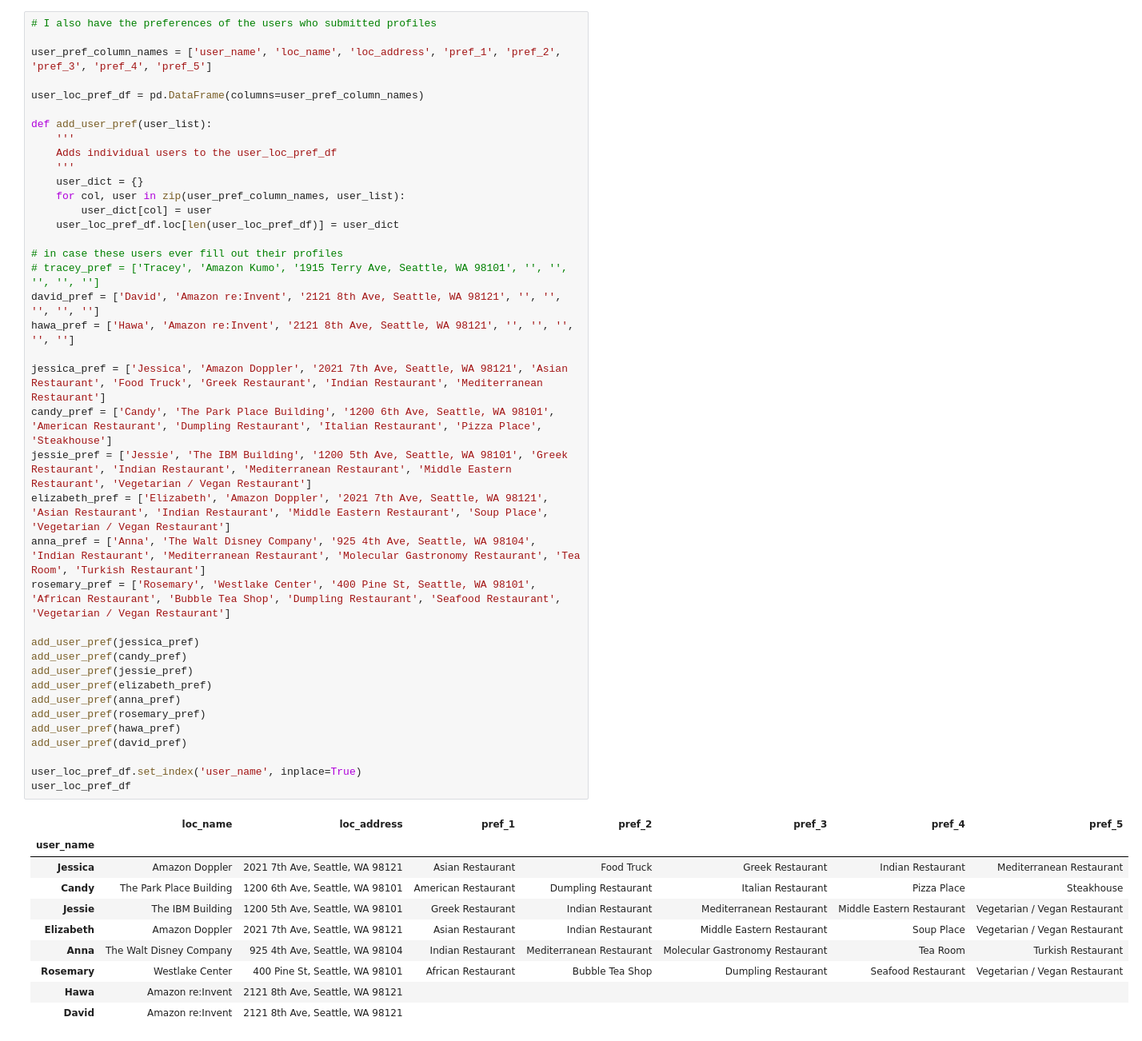
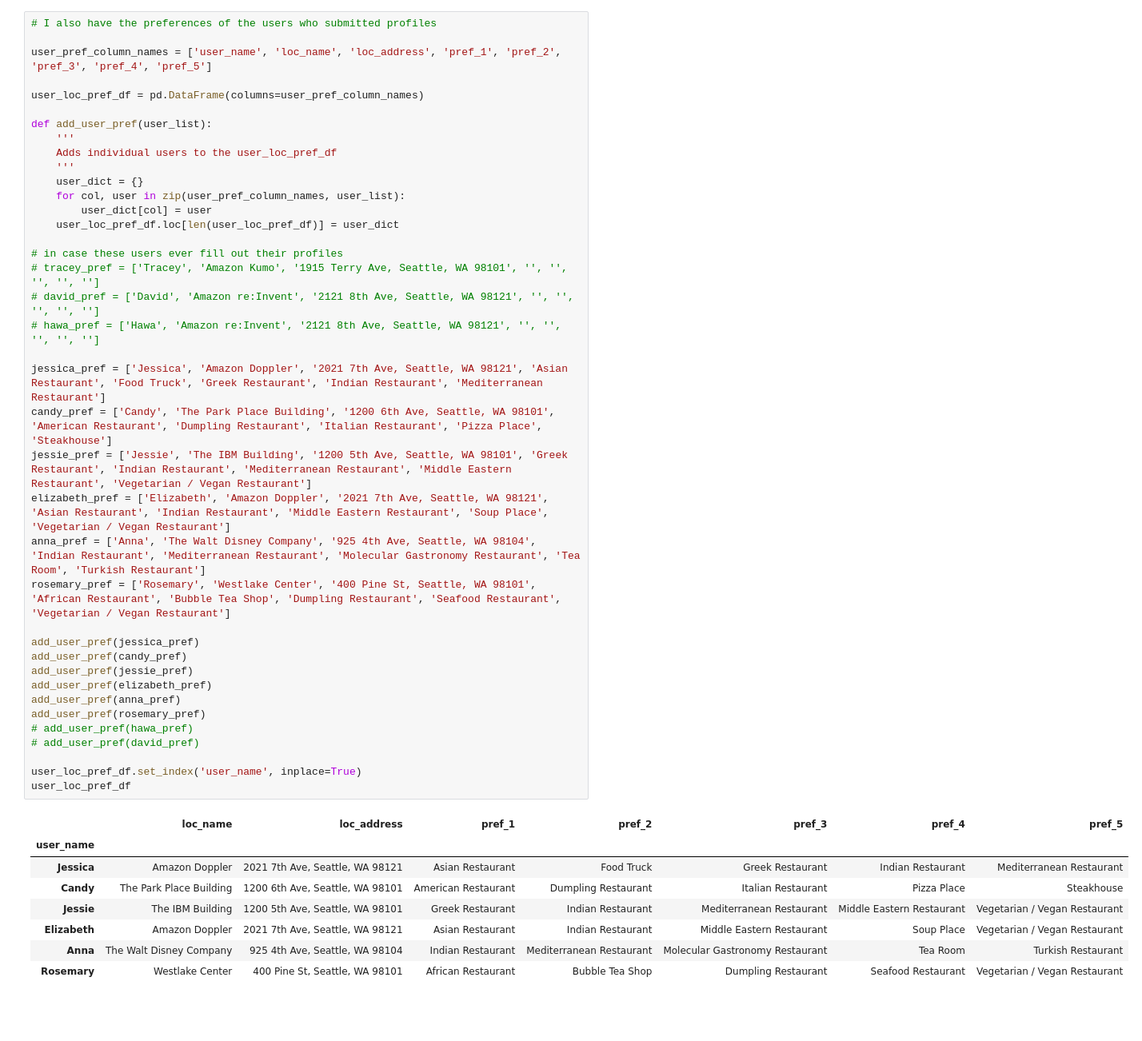
Before and after one commit to Astayonix/BattleOfTheNeighborhoods, a Jupyter notebook: I_Dont_Know_Where_Do_You_Want_to_Eat.ipynb, the cells around one changed output. Shown: that part at 80% size. Cells and saved outputs as stored; diff of their text form; blank space fills up the shorter version.

Commit message:
Published from Watson Studio. Completed user score matrix, composite user, and word cloud. 🍜

```diff
--- a/I_Dont_Know_Where_Do_You_Want_to_Eat.ipynb
+++ b/I_Dont_Know_Where_Do_You_Want_to_Eat.ipynb
@@ -189,39 +190,37 @@ def add_user_pref(user_list):
     user_loc_pref_df.loc[len(user_loc_pref_df)] = user_dict
 
 # in case these users ever fill out their profiles
 # tracey_pref = ['Tracey', 'Amazon Kumo', '1915 Terry Ave, Seattle, WA 98101', '', '', '', '', '']
-david_pref = ['David', 'Amazon re:Invent', '2121 8th Ave, Seattle, WA 98121', '', '', '', '', '']
-hawa_pref = ['Hawa', 'Amazon re:Invent', '2121 8th Ave, Seattle, WA 98121', '', '', '', '', '']
+# david_pref = ['David', 'Amazon re:Invent', '2121 8th Ave, Seattle, WA 98121', '', '', '', '', '']
+# hawa_pref = ['Hawa', 'Amazon re:Invent', '2121 8th Ave, Seattle, WA 98121', '', '', '', '', '']
 
 jessica_pref = ['Jessica', 'Amazon Doppler', '2021 7th Ave, Seattle, WA 98121', 'Asian Restaurant', 'Food Truck', 'Greek Restaurant', 'Indian Restaurant', 'Mediterranean Restaurant']
 candy_pref = ['Candy', 'The Park Place Building', '1200 6th Ave, Seattle, WA 98101', 'American Restaurant', 'Dumpling Restaurant', 'Italian Restaurant', 'Pizza Place', 'Steakhouse']
 jessie_pref = ['Jessie', 'The IBM Building', '1200 5th Ave, Seattle, WA 98101', 'Greek Restaurant', 'Indian Restaurant', 'Mediterranean Restaurant', 'Middle Eastern Restaurant', 'Vegetarian / Vegan Restaurant']
 elizabeth_pref = ['Elizabeth', 'Amazon Doppler', '2021 7th Ave, Seattle, WA 98121', 'Asian Restaurant', 'Indian Restaurant', 'Middle Eastern Restaurant', 'Soup Place', 'Vegetarian / Vegan Restaurant']
 anna_pref = ['Anna', 'The Walt Disney Company', '925 4th Ave, Seattle, WA 98104', 'Indian Restaurant', 'Mediterranean Restaurant', 'Molecular Gastronomy Restaurant', 'Tea Room', 'Turkish Restaurant']
 rosemary_pref = ['Rosemary', 'Westlake Center', '400 Pine St, Seattle, WA 98101', 'African Restaurant', 'Bubble Tea Shop', 'Dumpling Restaurant', 'Seafood Restaurant', 'Vegetarian / Vegan Restaurant']
 
 add_user_pref(jessica_pref)
 add_user_pref(candy_pref)
 add_user_pref(jessie_pref)
 add_user_pref(elizabeth_pref)
 add_user_pref(anna_pref)
 add_user_pref(rosemary_pref)
-add_user_pref(hawa_pref)
-add_user_pref(david_pref)
+# add_user_pref(hawa_pref)
+# add_user_pref(david_pref)
 
 user_loc_pref_df.set_index('user_name', inplace=True)
 user_loc_pref_df
 # %% [output]
 |  | loc_name | loc_address | pref_1 | pref_2 | pref_3 | pref_4 | pref_5 |
 | user_name |  |  |  |  |  |  |  |
 | Jessica | Amazon Doppler | 2021 7th Ave, Seattle, WA 98121 | Asian Restaurant | Food Truck | Greek Restaurant | Indian Restaurant | Mediterranean Restaurant |
 | Candy | The Park Place Building | 1200 6th Ave, Seattle, WA 98101 | American Restaurant | Dumpling Restaurant | Italian Restaurant | Pizza Place | Steakhouse |
 | Jessie | The IBM Building | 1200 5th Ave, Seattle, WA 98101 | Greek Restaurant | Indian Restaurant | Mediterranean Restaurant | Middle Eastern Restaurant | Vegetarian / Vegan Restaurant |
 | Elizabeth | Amazon Doppler | 2021 7th Ave, Seattle, WA 98121 | Asian Restaurant | Indian Restaurant | Middle Eastern Restaurant | Soup Place | Vegetarian / Vegan Restaurant |
 | Anna | The Walt Disney Company | 925 4th Ave, Seattle, WA 98104 | Indian Restaurant | Mediterranean Restaurant | Molecular Gastronomy Restaurant | Tea Room | Turkish Restaurant |
 | Rosemary | Westlake Center | 400 Pine St, Seattle, WA 98101 | African Restaurant | Bubble Tea Shop | Dumpling Restaurant | Seafood Restaurant | Vegetarian / Vegan Restaurant |
-| Hawa | Amazon re:Invent | 2121 8th Ave, Seattle, WA 98121 |  |  |  |  |  |
-| David | Amazon re:Invent | 2121 8th Ave, Seattle, WA 98121 |  |  |  |  |  |
 # %%
 # Now to add the longitude and latitude of each of the users' locations
 user_loc_pref_df.index
```
Also changed, not shown: parts of 11 cells of this notebook.
